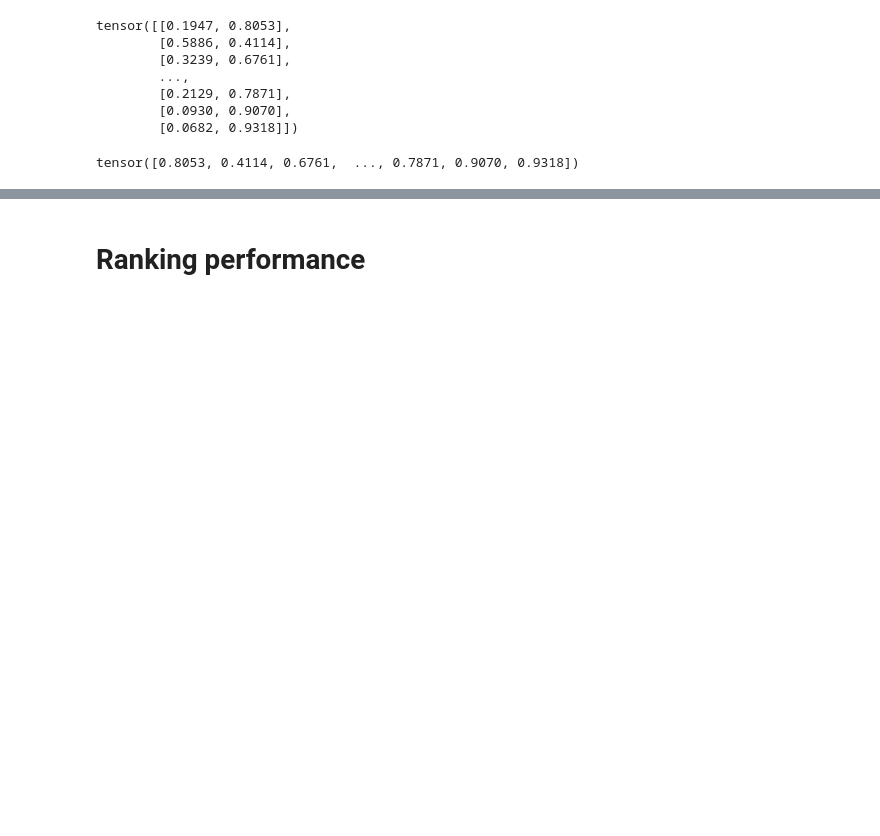
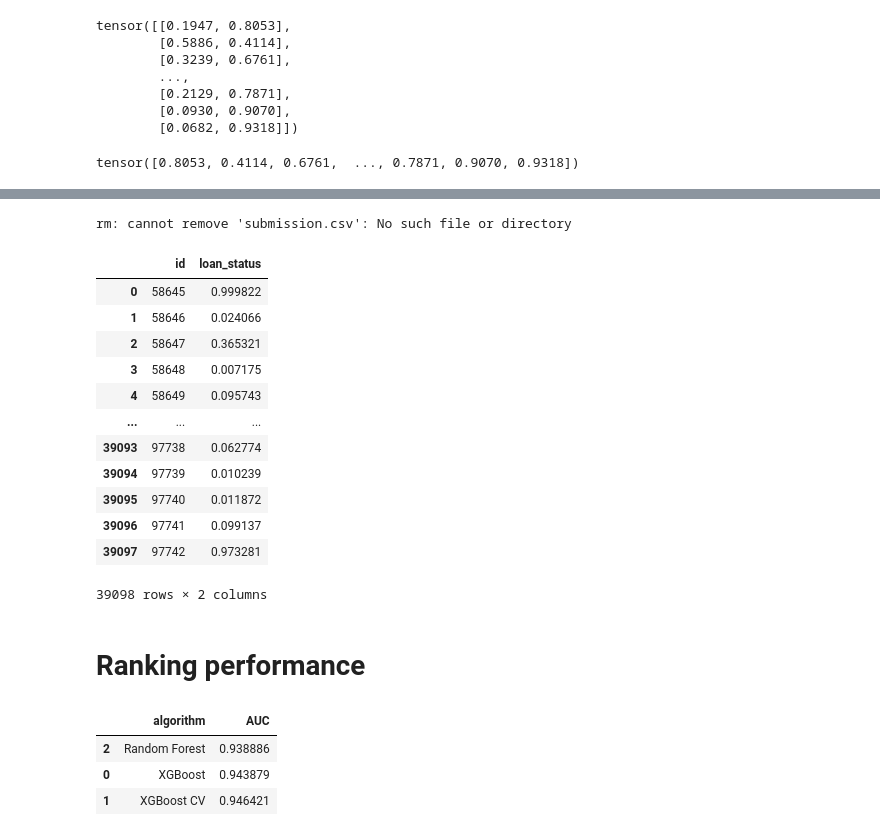
Before and after one commit to rubanzasilva/regression_of-_used_car_prices, a Jupyter notebook: xgb-lgb-cat-neural-nets-with-fast-ai.ipynb, the cells around one changed output, grey strips where cells are left out. Drawn from its saved outputs; the diff is of its cells as text; code cells hidden in the pictures; blank space fills up the shorter version.

```diff
--- a/xgb-lgb-cat-neural-nets-with-fast-ai.ipynb
+++ b/xgb-lgb-cat-neural-nets-with-fast-ai.ipynb
@@ -378,6 +199,0 @@ xgb_mean_score,xgb_score
-# %%
-!rm submission.csv
-sub_df['loan_status'] = xgb_preds_proba
-sub_df.to_csv('submission.csv', index=False)
-sub = pd.read_csv('submission.csv')
-sub
@@ -485,0 +500,21 @@ Wall time: 7.81 s
+# %%
+%%time
+#using full ds
+cat_model = CatBoostClassifier(**cat_params)
+cat_model = cat_model.fit(X_train, y_train, eval_set=(X_test, y_test), verbose=False)
+
+#test set preds
+#cat_preds = tensor(cat_model.predict(test_dl.xs))
+cat_preds_proba = tensor(cat_model.predict_proba(test_dl.xs))[:, 1]
+#cat_preds_final = cat_preds.squeeze(1)
+
+#validation set preds
+#cat_preds_x = tensor(cat_model.predict(X_test))
+cat_preds_proba_x = tensor(cat_model.predict_proba(X_test))[:, 1]
+
+#cat_preds_x_final = cat_preds_x.squeeze(1)
+
+#accuracy_score(y_test,cat_preds_x)
+
+cat_score = roc_auc_score(y_test,cat_preds_proba_x)
+cat_score
@@ -486,2 +525,40 @@ Wall time: 7.81 s
+# %%
+#submission
+!rm submission.csv
+sub_df['loan_status'] = cat_preds_proba
+sub_df.to_csv('submission.csv', index=False)
+sub = pd.read_csv('submission.csv')
+sub
+# %% [output]
+rm: cannot remove 'submission.csv': No such file or directory
+|  | id | loan_status |
+| 0 | 58645 | 0.999822 |
+| 1 | 58646 | 0.024066 |
+| 2 | 58647 | 0.365321 |
+| 3 | 58648 | 0.007175 |
+| 4 | 58649 | 0.095743 |
+| ... | ... | ... |
+| 39093 | 97738 | 0.062774 |
+| 39094 | 97739 | 0.010239 |
+| 39095 | 97740 | 0.011872 |
+| 39096 | 97741 | 0.099137 |
+| 39097 | 97742 | 0.973281 |
+39098 rows × 2 columns
 # %% [markdown]
 # Ranking performance
+# %%
+AUC = pd.DataFrame({
+    'algorithm': [ 'XGBoost','XGBoost CV','Random Forest',
+                 ],
+    'AUC': [xgb_score,xgb_mean_score,
+            rf_score
+           ]
+})
+
+AUC_sorted = AUC.sort_values(by='AUC', ascending=True)
+AUC_sorted
+# %% [output]
+|  | algorithm | AUC |
+| 2 | Random Forest | 0.938886 |
+| 0 | XGBoost | 0.943879 |
+| 1 | XGBoost CV | 0.946421 |
```
Also changed, not shown: parts of 28 cells of this notebook.
